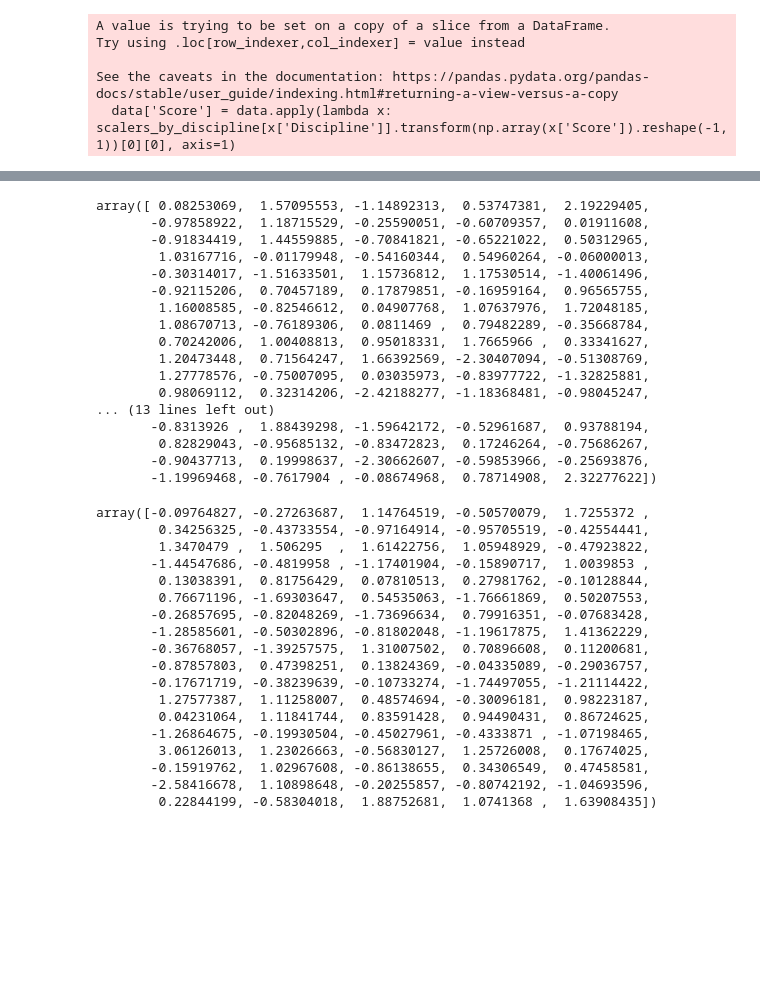
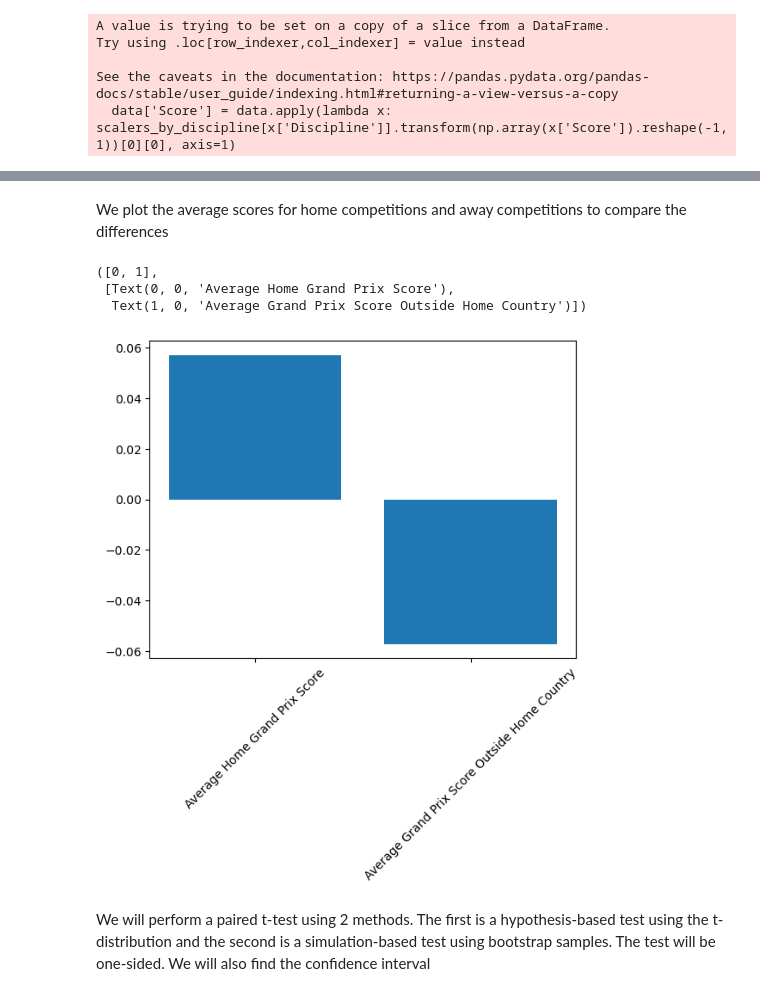
Before and after one commit to khuedo22/figure-skating-analysis, a Jupyter notebook: figure skating analysis.ipynb, the cells around one changed output, grey strips where cells are left out. Cells and saved outputs as stored; diff of their text form; code cells hidden in the pictures; blank space fills up the shorter version.

```diff
--- a/figure skating analysis.ipynb
+++ b/figure skating analysis.ipynb
@@ -55,3 +63,9 @@ See the caveats in the documentation: https://pandas.pydata.org/pandas-docs/stab
 # %%
-home_grand_prix_total_scores = data[data['Home Competition?'] == True]['Score'].values
-other_grand_prix_total_scores = data[data['Home Competition?'] == False]['Score'].values
+home_grand_prix= data[data['Home Competition?'] == True]
+home_grand_prix = home_grand_prix.rename(columns={'Score':'Home Score'})
+other_grand_prix = data[data['Home Competition?'] == False]
+other_grand_prix = other_grand_prix.rename(columns={'Score':'Away Score'})
+# %%
+reformatted_df = home_grand_prix.merge(other_grand_prix, on=['Skater', 'Country Represented','Discipline',
+                                                             'Season'])
+reformatted_df
@@ -58,47 +86,18 @@ other_grand_prix_total_scores = data[data['Home Competition?'] == False]['Score'
+# %%
+home_grand_prix_total_scores = reformatted_df['Home Score'].values
+other_grand_prix_total_scores = reformatted_df['Away Score'].values
+# %% [markdown]
+We plot the average scores for home competitions and away competitions to compare the differences
 # %%
-other_grand_prix_total_scores
+plt.bar(['Average Home Grand Prix Score', 'Average Grand Prix Score Outside Home Country'], [np.mean(home_grand_prix_total_scores), np.mean(other_grand_prix_total_scores)],)
+plt.xticks(rotation=45)
 # %% [output]
-array([ 0.08253069,  1.57095553, -1.14892313,  0.53747381,  2.19229405,
-       -0.97858922,  1.18715529, -0.25590051, -0.60709357,  0.01911608,
-       -0.91834419,  1.44559885, -0.70841821, -0.65221022,  0.50312965,
-        1.03167716, -0.01179948, -0.54160344,  0.54960264, -0.06000013,
-       -0.30314017, -1.51633501,  1.15736812,  1.17530514, -1.40061496,
-       -0.92115206,  0.70457189,  0.17879851, -0.16959164,  0.96565755,
-        1.16008585, -0.82546612,  0.04907768,  1.07637976,  1.72048185,
-        1.08670713, -0.76189306,  0.0811469 ,  0.79482289, -0.35668784,
-        0.70242006,  1.00408813,  0.95018331,  1.7665966 ,  0.33341627,
-        1.20473448,  0.71564247,  1.66392569, -2.30407094, -0.51308769,
-        1.27778576, -0.75007095,  0.03035973, -0.83977722, -1.32825881,
-        0.98069112,  0.32314206, -2.42188277, -1.18368481, -0.98045247,
-... (13 lines left out)
-       -0.8313926 ,  1.88439298, -1.59642172, -0.52961687,  0.93788194,
-        0.82829043, -0.95685132, -0.83472823,  0.17246264, -0.75686267,
-       -0.90437713,  0.19998637, -2.30662607, -0.59853966, -0.25693876,
-       -1.19969468, -0.7617904 , -0.08674968,  0.78714908,  2.32277622])
+([0, 1],
+ [Text(0, 0, 'Average Home Grand Prix Score'),
+  Text(1, 0, 'Average Grand Prix Score Outside Home Country')])
+[figure, added]
-# %%
-# get values in array
-home_grand_prix_total_score = data['scaled_home_grand_prix_total_score'].values
-other_grand_prix_total_score = data['scaled_other_grand_prix_total_score'].values
-home_grand_prix_total_score
-# %% [output]
-array([-0.09764827, -0.27263687,  1.14764519, -0.50570079,  1.7255372 ,
-        0.34256325, -0.43733554, -0.97164914, -0.95705519, -0.42554441,
-        1.3470479 ,  1.506295  ,  1.61422756,  1.05948929, -0.47923822,
-       -1.44547686, -0.4819958 , -1.17401904, -0.15890717,  1.0039853 ,
-        0.13038391,  0.81756429,  0.07810513,  0.27981762, -0.10128844,
-        0.76671196, -1.69303647,  0.54535063, -1.76661869,  0.50207553,
-       -0.26857695, -0.82048269, -1.73696634,  0.79916351, -0.07683428,
-       -1.28585601, -0.50302896, -0.81802048, -1.19617875,  1.41362229,
-       -0.36768057, -1.39257575,  1.31007502,  0.70896608,  0.11200681,
-       -0.87857803,  0.47398251,  0.13824369, -0.04335089, -0.29036757,
-       -0.17671719, -0.38239639, -0.10733274, -1.74497055, -1.21114422,
-        1.27577387,  1.11258007,  0.48574694, -0.30096181,  0.98223187,
-        0.04231064,  1.11841744,  0.83591428,  0.94490431,  0.86724625,
-       -1.26864675, -0.19930504, -0.45027961, -0.4333871 , -1.07198465,
-        3.06126013,  1.23026663, -0.56830127,  1.25726008,  0.17674025,
-       -0.15919762,  1.02967608, -0.86138655,  0.34306549,  0.47458581,
-       -2.58416678,  1.10898648, -0.20255857, -0.80742192, -1.04693596,
-        0.22844199, -0.58304018,  1.88752681,  1.0741368 ,  1.63908435])
+# %% [markdown]
+We will perform a paired t-test using 2 methods. The first is a hypothesis-based test using the t-distribution and the second is a simulation-based test using bootstrap samples. The test will be one-sided. We will also find the confidence interval
 # %%
 # t test
 t_stat, p_val = ttest_rel(home_grand_prix_total_scores, other_grand_prix_total_scores, alternative='greater')
```
Also changed, not shown: parts of 16 cells of this notebook.
